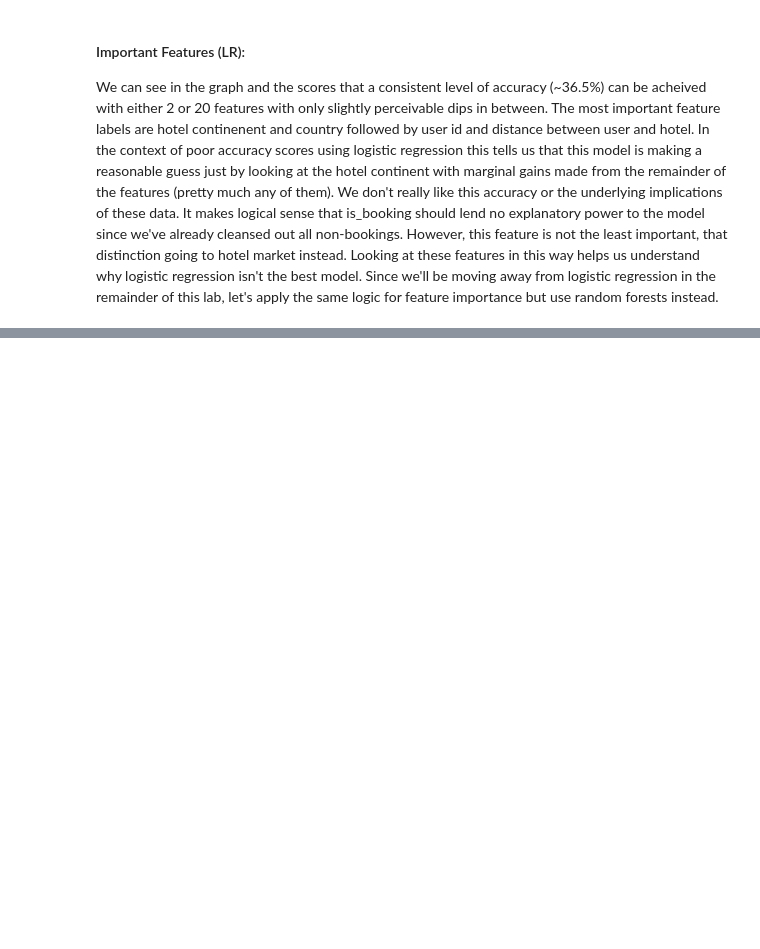
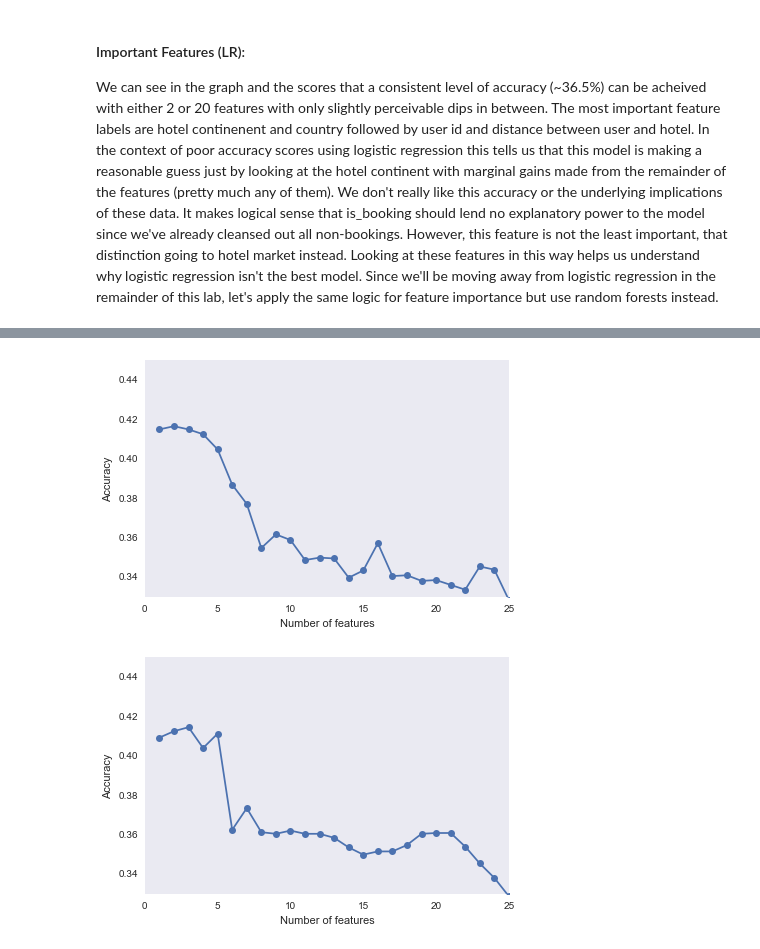
Before and after one commit to itsdannymurphy/Data_Mining_Summer, a Jupyter notebook: Lab 2 Classification (Murphy, Nakayama, Tarr).ipynb, the cells around one changed output, grey strips where cells are left out. Cells and saved outputs as stored; diff of their text form; code cells hidden in the pictures; blank space fills up the shorter version.

```diff
--- a/Lab 2 Classification (Murphy, Nakayama, Tarr).ipynb
+++ b/Lab 2 Classification (Murphy, Nakayama, Tarr).ipynb
@@ -341,4 +173,0 @@ As a reminder of accuracy performance let's fit using all the features:
-# %%
-forest.fit(X, y)
-print('Training accuracy:', forest.score(X, y))
-print('Test accuracy:', forest.score(X, y))
@@ -348,5 +173,0 @@ print('Test accuracy:', forest.score(X, y))
-# %%
-# Fitting on 2 features:
-lr.fit(X_train_std[:, k2], y_train)
-print('Training accuracy:', lr.score(X_train_std[:, k2], y_train))
-print('Test accuracy:', lr.score(X_test_std[:, k2], y_test))
@@ -356,5 +173,0 @@ print('Test accuracy:', lr.score(X_test_std[:, k2], y_test))
-# %%
-# Fitting on 4 features:
-lr.fit(X_train_std[:, k4], y_train)
-print('Training accuracy:', lr.score(X_train_std[:, k4], y_train))
-print('Test accuracy:', lr.score(X_test_std[:, k4], y_test))
@@ -364,5 +173,0 @@ print('Test accuracy:', lr.score(X_test_std[:, k4], y_test))
-# %%
-# Fitting on 12 features:
-lr.fit(X_train_std[:, k12], y_train)
-print('Training accuracy:', lr.score(X_train_std[:, k12], y_train))
-print('Test accuracy:', lr.score(X_test_std[:, k12], y_test))
@@ -444,0 +174,60 @@ Accuracy 0.375546739904
+# %%
+from sklearn.ensemble import RandomForestClassifier
+from sklearn.ensemble import AdaBoostClassifier
+from sklearn.ensemble import ExtraTreesClassifier
+from sklearn.tree import DecisionTreeClassifier
+
+# we are sampling way down to improve performance (~12,000 records):
+sss = StratifiedShuffleSplit(y, 1, test_size=0.006, train_size=0.024, random_state=0)
+
+dt_stump = DecisionTreeClassifier(criterion='entropy', max_depth=None, random_state=0)
+
+stdsc = StandardScaler()
+
+for train_index, test_index in sss:
+    X_train_std, X_test_std = stdsc.fit_transform(X[train_index]), stdsc.fit_transform(X[test_index])
+    y_train, y_test = y[train_index], y[test_index]
+
+# Reduce # of estimators for efficiency during feature selection exercises.
+rf = RandomForestClassifier(n_estimators=10, random_state=0, n_jobs=-1)
+
+# selecting features
+sbs_rf = SBS(rf, k_features=1)
+sbs_rf.fit(X_train_std, y_train)
+
+# plotting performance of feature subsets
+k_feat_rf = [len(k) for k in sbs_rf.subsets_]
+
+# Reduce # of estimators for efficiency during feature selection exercises.
+ada = AdaBoostClassifier(base_estimator=dt_stump,algorithm="SAMME.R",
+                       learning_rate=0.4, n_estimators=10)
+
+# selecting features
+sbs_ada = SBS(ada, k_features=1)
+sbs_ada.fit(X_train_std, y_train)
+
+# plotting performance of feature subsets
+k_feat_ada = [len(k) for k in sbs_ada.subsets_]
+
+plt.plot(k_feat_rf, sbs_rf.scores_, marker='o')
+plt.title('Random Forests SBS')
+plt.ylim([0.33, 0.45])
+plt.ylabel('Accuracy')
+plt.xlabel('Number of features')
+plt.grid()
+plt.tight_layout()
+# plt.savefig('./sbs.png', dpi=300)
+plt.show()
+
+plt.plot(k_feat_ada, sbs_ada.scores_, marker='o')
+plt.title('Adaboost SBS')
+plt.ylim([0.33, 0.45])
+plt.ylabel('Accuracy')
+plt.xlabel('Number of features')
+plt.grid()
+plt.tight_layout()
+# plt.savefig('./sbs.png', dpi=300)
+plt.show()
+# %% [output]
+[figure, added]
+[figure, added]
```
Also changed, not shown: parts of 43 cells of this notebook.
